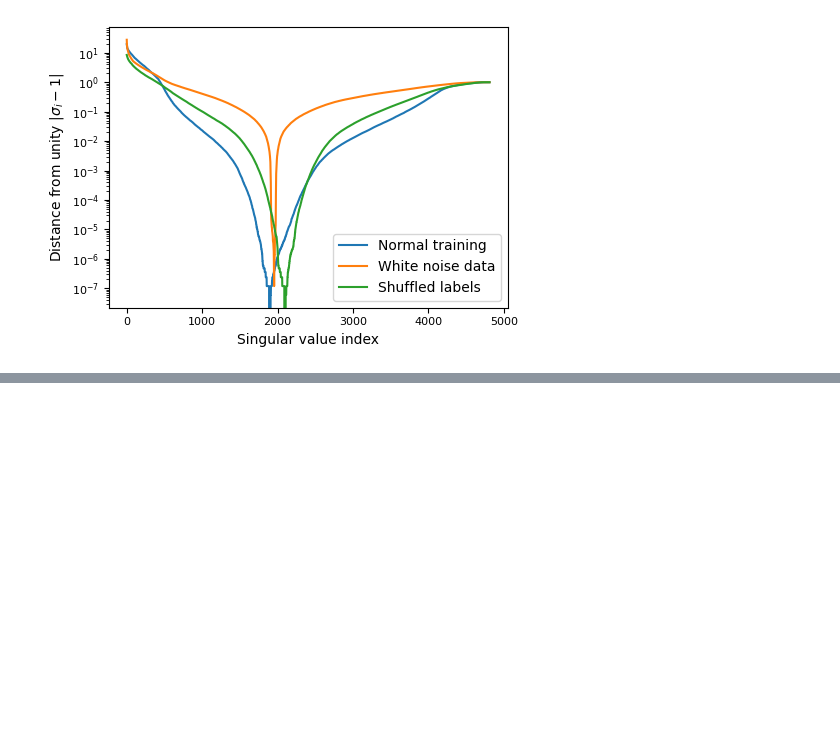
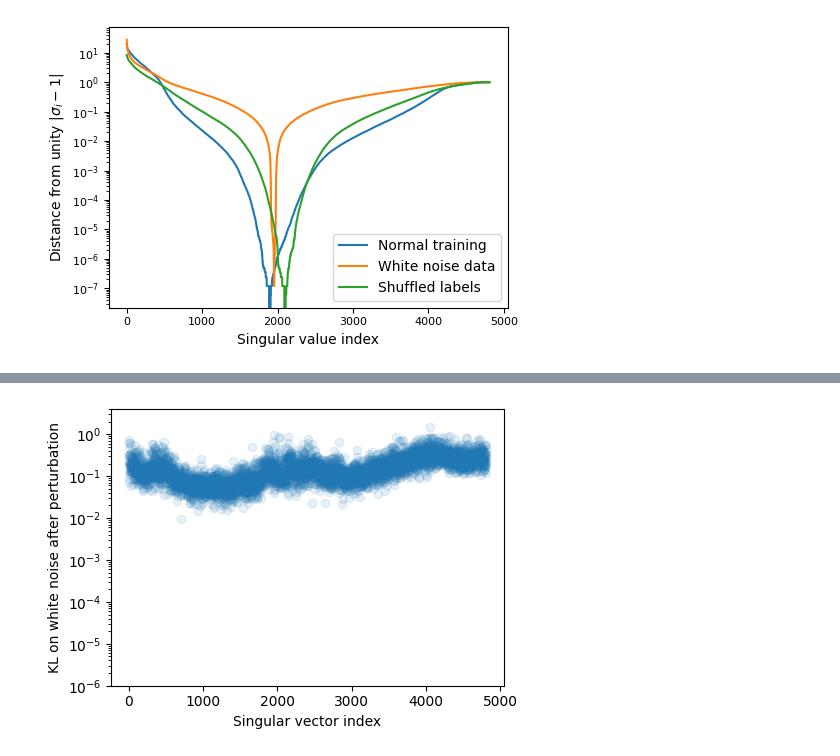
Before and after one commit to EleutherAI/training-jacobian, a Jupyter notebook: experiments.ipynb, the cells around one changed output, grey strips where cells are left out. Drawn from its saved outputs; the diff is of its cells as text; code cells hidden in the pictures; blank space fills up the shorter version.

```diff
--- a/experiments.ipynb
+++ b/experiments.ipynb
@@ -371,0 +393,3 @@ plt.savefig('noise bird.pdf', format='pdf')
+# %%
+X_fake = jax.random.normal(jax.random.key(0), (len(X_test), 64))
+X_inverted = 1 - X_test
@@ -371,0 +437,15 @@ plt.savefig('noise bird.pdf', format='pdf')
+# %%
+import matplotlib.pyplot as plt
+
+plt.figure(figsize=(5, 3.5))  # Adjust figure size to be more paper-friendly
+plt.scatter(jnp.arange(len(fake_kls)), jnp.abs(fake_kls), alpha=0.1, label="test KL")
+plt.yscale("log")
+plt.xlabel("Singular vector index")
+plt.ylabel("KL on white noise after perturbation")
+plt.ylim(1e-6, 4)
+
+plt.tight_layout()
+
+plt.savefig('kl random.pdf', format='pdf')
+# %% [output]
+[figure, added]
```
Also changed, not shown: parts of 9 cells of this notebook, 2 other files.
